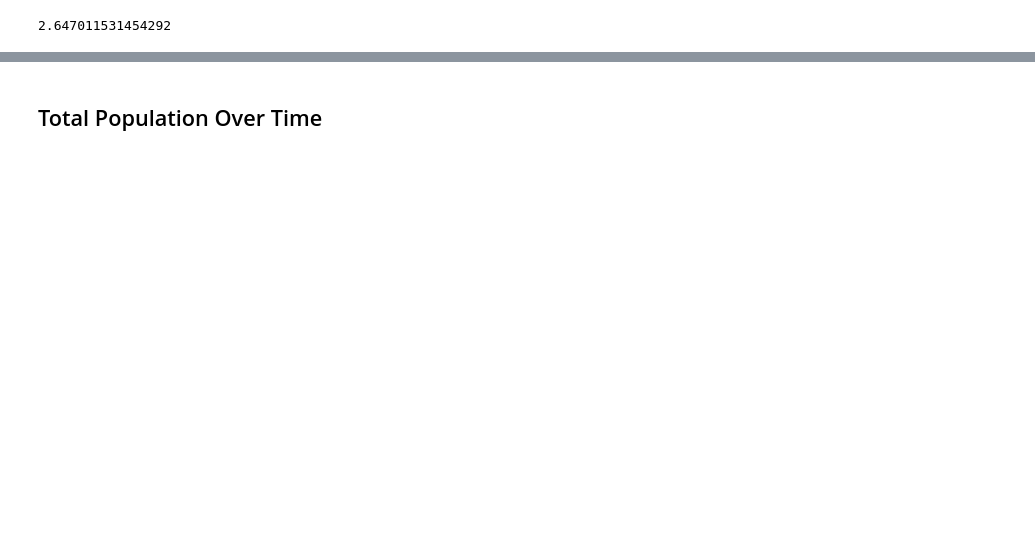
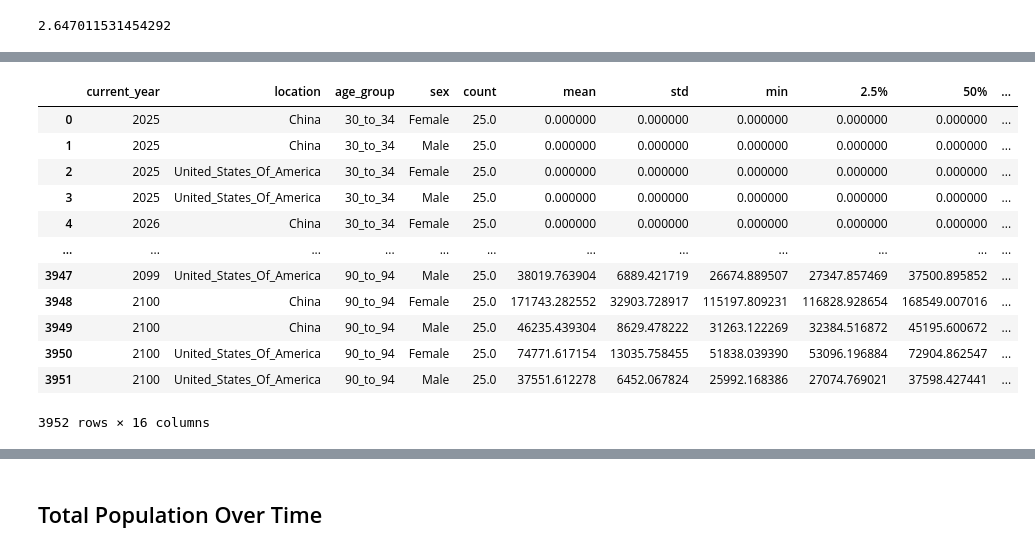
Before and after one commit to ihmeuw/vivarium_research_alzheimers, a Jupyter notebook: verification_and_validation/2025_08_12_model2.1_vv.ipynb, the cells around one changed output, grey strips where cells are left out. Saved outputs shown, nothing was run; the diff lists cells and outputs as text; code cells hidden in the pictures; blank space fills up the shorter version.

```diff
--- a/verification_and_validation/2025_08_12_model2.1_vv.ipynb
+++ b/verification_and_validation/2025_08_12_model2.1_vv.ipynb
@@ -418,15 +441,29 @@ scale#.head()
 # %%
 cols = ['input_draw','current_year','location','age_group','sex']
 
 new_sims = load_df('new_simulants')
-new_sims = new_sims.merge(scale[['location','sex','scalar','age_group']], on= ['location','sex','age_group'])
-new_sims['total_incidence'] = new_sims['value'] * new_sims['scalar']
+new_sims = new_sims.merge(scale[['location','sex','age_group','ratio']], on= ['location','sex','age_group'])
+new_sims['total_incidence'] = new_sims['value'] / new_sims['ratio']
 new_sims = new_sims.groupby(cols).sum()
 new_sims = new_sims.groupby([c for c in cols if c != 'input_draw']).describe(percentiles=[0.025,0.975])['total_incidence'].reset_index()
 
 new_sims = new_sims.merge(age_dictionary, on=['age_group'])
 new_sims = new_sims.loc[new_sims['age_group_id'].isin(age_group_ids)]
 new_sims#.head()
+# %% [output]
+|  | current_year | location | age_group | sex | count | mean | std | min | 2.5% | 50% | ... |
+| 0 | 2025 | China | 30_to_34 | Female | 25.0 | 0.000000 | 0.000000 | 0.000000 | 0.000000 | 0.000000 | ... |
+| 1 | 2025 | China | 30_to_34 | Male | 25.0 | 0.000000 | 0.000000 | 0.000000 | 0.000000 | 0.000000 | ... |
+| 2 | 2025 | United_States_Of_America | 30_to_34 | Female | 25.0 | 0.000000 | 0.000000 | 0.000000 | 0.000000 | 0.000000 | ... |
+| 3 | 2025 | United_States_Of_America | 30_to_34 | Male | 25.0 | 0.000000 | 0.000000 | 0.000000 | 0.000000 | 0.000000 | ... |
+| 4 | 2026 | China | 30_to_34 | Female | 25.0 | 0.000000 | 0.000000 | 0.000000 | 0.000000 | 0.000000 | ... |
+| ... | ... | ... | ... | ... | ... | ... | ... | ... | ... | ... | ... |
+| 3947 | 2099 | United_States_Of_America | 90_to_94 | Male | 25.0 | 38019.763904 | 6889.421719 | 26674.889507 | 27347.857469 | 37500.895852 | ... |
+| 3948 | 2100 | China | 90_to_94 | Female | 25.0 | 171743.282552 | 32903.728917 | 115197.809231 | 116828.928654 | 168549.007016 | ... |
+| 3949 | 2100 | China | 90_to_94 | Male | 25.0 | 46235.439304 | 8629.478222 | 31263.122269 | 32384.516872 | 45195.600672 | ... |
+| 3950 | 2100 | United_States_Of_America | 90_to_94 | Female | 25.0 | 74771.617154 | 13035.758455 | 51838.039390 | 53096.196884 | 72904.862547 | ... |
+| 3951 | 2100 | United_States_Of_America | 90_to_94 | Male | 25.0 | 37551.612278 | 6452.067824 | 25992.168386 | 27074.769021 | 37598.427441 | ... |
+3952 rows × 16 columns
 # %%
 for location in new_sims.location.unique():
     for sex in new_sims.sex.unique():
```
Also changed, not shown: parts of 6 cells of this notebook.
